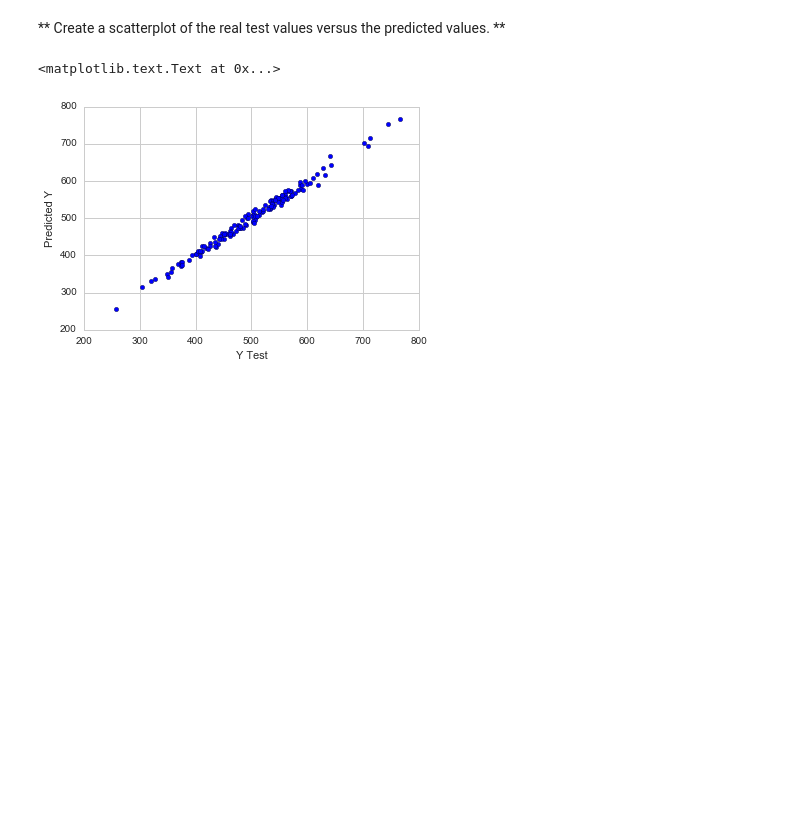
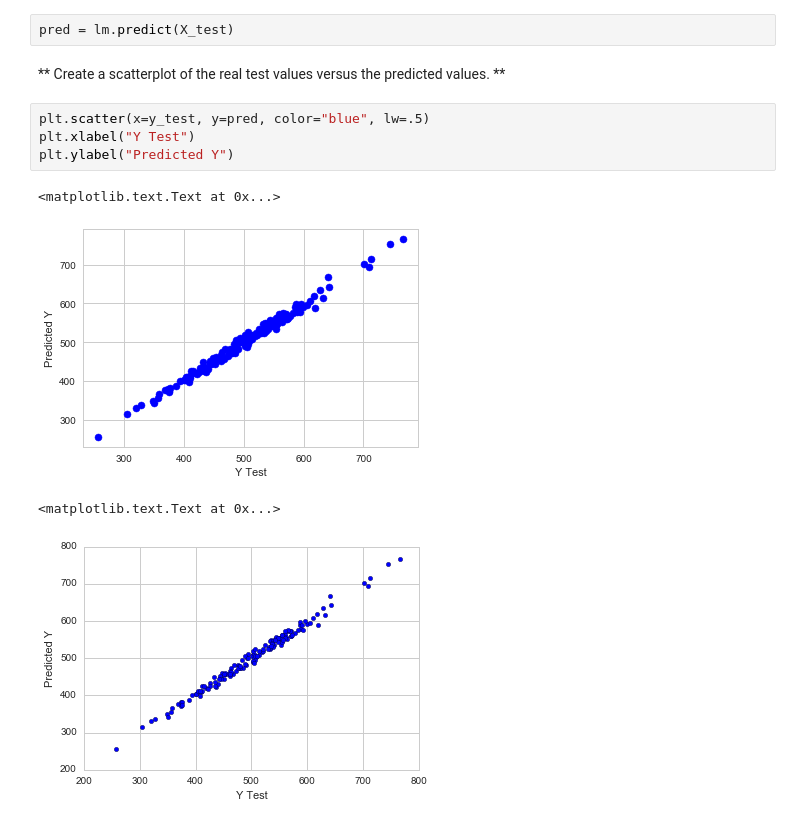
Before and after one commit to thomasdunlap/Python-DS-And-ML-Bootcamp, a Jupyter notebook: Machine Learning Sections/Linear-Regression/Linear Regression - Project Exercise .ipynb, the cells around one changed output. Drawn from its saved outputs; the diff is of its cells as text; blank space fills up the shorter version.

```diff
--- a/Machine Learning Sections/Linear-Regression/Linear Regression - Project Exercise .ipynb
+++ b/Machine Learning Sections/Linear-Regression/Linear Regression - Project Exercise .ipynb
@@ -183,8 +183,17 @@ array([ 25.98154972,  38.59015875,   0.19040528,  61.27909654])
 Now that we have fit our model, let's evaluate its performance by predicting off the test values!
 
 ** Use lm.predict() to predict off the X_test set of the data.**
+# %%
+pred = lm.predict(X_test)
 # %% [markdown]
 ** Create a scatterplot of the real test values versus the predicted values. **
+# %%
+plt.scatter(x=y_test, y=pred, color="blue", lw=.5)
+plt.xlabel("Y Test")
+plt.ylabel("Predicted Y")
+# %% [output]
+<matplotlib.text.Text at 0x...>
+[figure, added]
 # %%
 # %% [output]
 <matplotlib.text.Text at 0x...>
```
Also changed, not shown: parts of 4 cells of this notebook.
